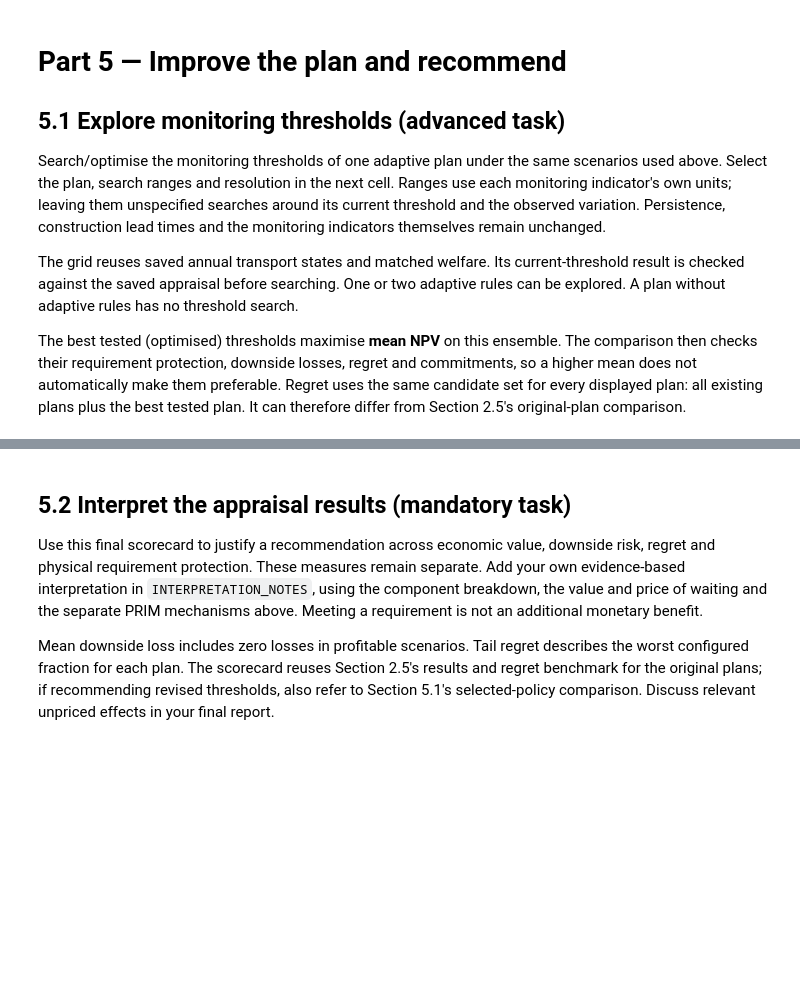
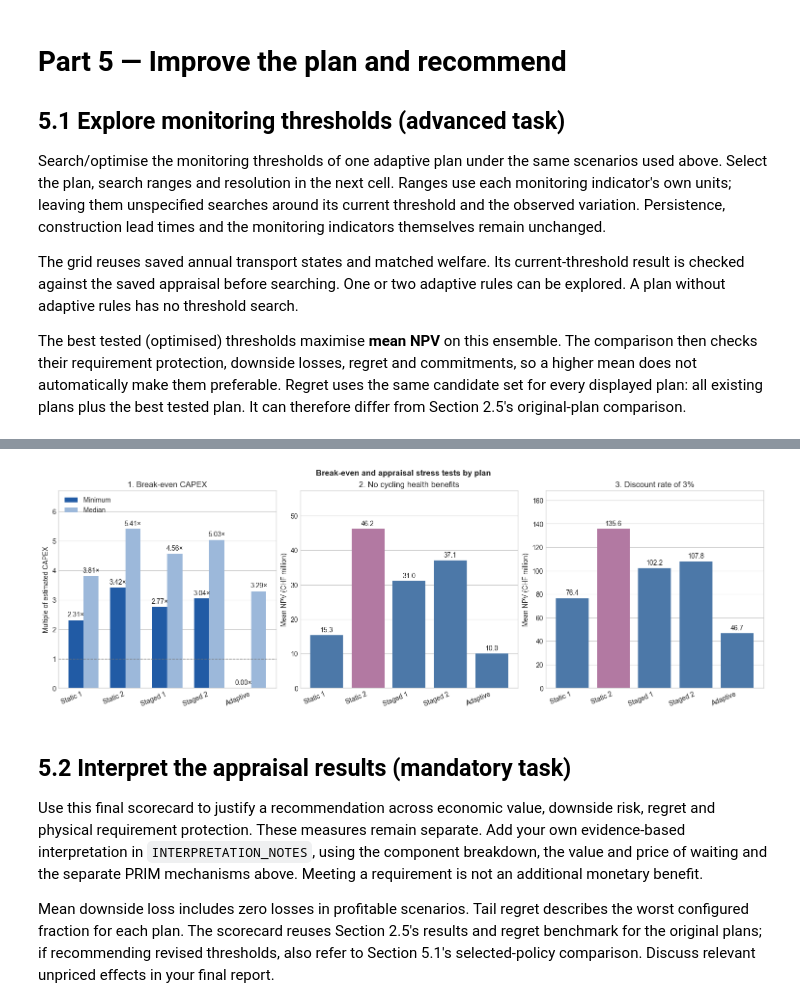
Before and after one commit to saadey-ip/IP-HS26-Veloschnellroute, a Jupyter notebook: notebooks/05_appraisal.ipynb, the cells around one changed output, grey strips where cells are left out. Cells and saved outputs as stored; diff of their text form; code cells hidden in the pictures; blank space fills up the shorter version.

Commit message:
Add appraisal backup plots and update interpretation

```diff
--- a/notebooks/05_appraisal.ipynb
+++ b/notebooks/05_appraisal.ipynb
@@ -3183,3 +3321,59 @@ Regret benchmark: all existing plans plus the best tested policy, on the same sc
+# %%
+backup_be = pd.read_csv(RESULTS_DIR / "05_breakeven_summary.csv", index_col=0)
+backup_labels = [label.split(" (", 1)[0] for label in backup_be.index]
+backup_x = np.arange(len(backup_labels))
+backup_colors = [
+    "#B279A2" if label == "Static 2" else "#4C78A8"
+    for label in backup_labels
+]
+
+backup_fig, backup_axes = plt.subplots(1, 3, figsize=(15, 5), layout="constrained")
+backup_width = 0.36
+
+backup_min = backup_axes[0].bar(
+    backup_x - backup_width / 2,
+    backup_be["capex_factor_min"],
+    backup_width,
+    label="Minimum",
+    color="#215BA5",
+)
+backup_median = backup_axes[0].bar(
+    backup_x + backup_width / 2,
+    backup_be["capex_factor_median"],
+    backup_width,
+    label="Median",
+    color="#9CB8DA",
+)
+backup_axes[0].bar_label(backup_min, fmt="%.2f×", padding=3)
+backup_axes[0].bar_label(backup_median, fmt="%.2f×", padding=3)
+backup_axes[0].axhline(1, color="0.45", linestyle="--", linewidth=1)
+backup_axes[0].set(
+    title="1. Break-even CAPEX",
+    ylabel="Multiple of estimated CAPEX",
+)
+backup_axes[0].legend(frameon=False, loc="upper left")
+
+for ax, column, title in zip(
+    backup_axes[1:],
+    ["mean_NPV_no_health_MCHF", "mean_NPV_3pct_MCHF"],
+    ["2. No cycling health benefits", "3. Discount rate of 3%"],
+):
+    bars = ax.bar(backup_x, backup_be[column], color=backup_colors)
+    ax.bar_label(bars, fmt="%.1f", padding=3)
+    ax.set(title=title, ylabel="Mean NPV (CHF million)")
+
+for ax in backup_axes:
+    ax.set_xticks(backup_x, backup_labels, rotation=23, ha="right")
+    ax.margins(y=0.24)
+    ax.grid(axis="x", visible=False)
+
+backup_fig.suptitle("Break-even and appraisal stress tests by plan", fontweight="bold")
+backup_fig.savefig(
+    FIGURES_DIR / "NEW_breakeven_summary.png", dpi=220, bbox_inches="tight"
+)
+plt.show()
+# %% [output]
+[figure, added]
 # %% [markdown]
 ## 5.2 Interpret the appraisal results (mandatory task)
 
```
Also changed, not shown: parts of 7 cells of this notebook, 3 other files.
